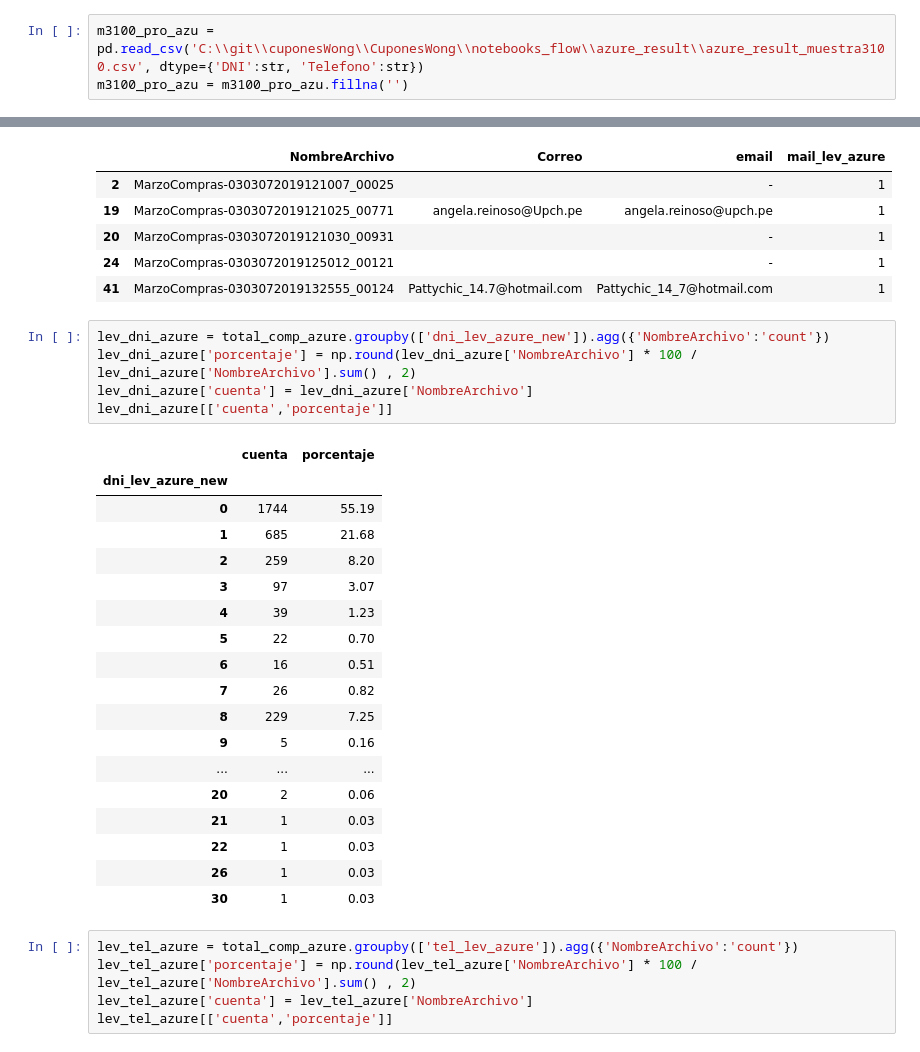
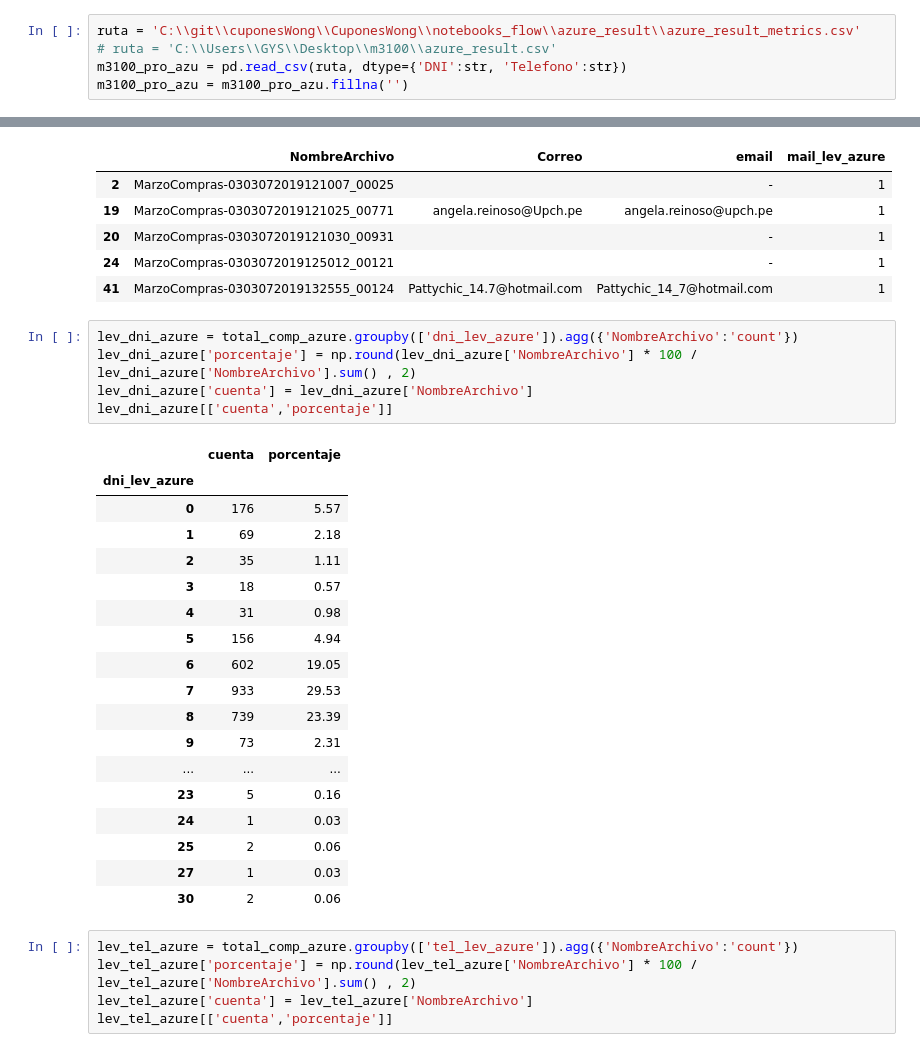
Before and after one commit to hvcdrake/handwrittenExtractor, a Jupyter notebook: notebooks_flow/EscenariosSobreParametros-Azure.ipynb, the cells around one changed output, grey strips where cells are left out. Saved outputs shown, nothing was run; the diff lists cells and outputs as text.

```diff
--- a/notebooks_flow/EscenariosSobreParametros-Azure.ipynb
+++ b/notebooks_flow/EscenariosSobreParametros-Azure.ipynb
@@ -516,6 +562,8 @@ stringfy(json.loads(str_test)['dni_yolo']['values'])
 # %% [markdown]
 ### Azure
 # %%
-m3100_pro_azu = pd.read_csv('C:\\git\\cuponesWong\\CuponesWong\\notebooks_flow\\azure_result\\azure_result_muestra3100.csv', dtype={'DNI':str, 'Telefono':str})
+ruta = 'C:\\git\\cuponesWong\\CuponesWong\\notebooks_flow\\azure_result\\azure_result_metrics.csv'
+# ruta = 'C:\\Users\\GYS\\Desktop\\m3100\\azure_result.csv'
+m3100_pro_azu = pd.read_csv(ruta, dtype={'DNI':str, 'Telefono':str})
 m3100_pro_azu = m3100_pro_azu.fillna('')
 # %%
@@ -649,29 +707,29 @@ total_comp_azure[['NombreArchivo','Correo','email','mail_lev_azure']][total_comp
 | 24 | MarzoCompras-0303072019125012_00121 |  | - | 1 |
 | 41 | MarzoCompras-0303072019132555_00124 | Pattychic_14.7@hotmail.com | Pattychic_14_7@hotmail.com | 1 |
 # %%
-lev_dni_azure = total_comp_azure.groupby(['dni_lev_azure_new']).agg({'NombreArchivo':'count'})
+lev_dni_azure = total_comp_azure.groupby(['dni_lev_azure']).agg({'NombreArchivo':'count'})
 lev_dni_azure['porcentaje'] = np.round(lev_dni_azure['NombreArchivo'] * 100 / lev_dni_azure['NombreArchivo'].sum() , 2)
 lev_dni_azure['cuenta'] = lev_dni_azure['NombreArchivo']
 lev_dni_azure[['cuenta','porcentaje']]
 # %% [output]
 |  | cuenta | porcentaje |
-| dni_lev_azure_new |  |  |
-| 0 | 1744 | 55.19 |
-| 1 | 685 | 21.68 |
-| 2 | 259 | 8.20 |
-| 3 | 97 | 3.07 |
-| 4 | 39 | 1.23 |
-| 5 | 22 | 0.70 |
-| 6 | 16 | 0.51 |
-| 7 | 26 | 0.82 |
-| 8 | 229 | 7.25 |
-| 9 | 5 | 0.16 |
+| dni_lev_azure |  |  |
+| 0 | 176 | 5.57 |
+| 1 | 69 | 2.18 |
+| 2 | 35 | 1.11 |
+| 3 | 18 | 0.57 |
+| 4 | 31 | 0.98 |
+| 5 | 156 | 4.94 |
+| 6 | 602 | 19.05 |
+| 7 | 933 | 29.53 |
+| 8 | 739 | 23.39 |
+| 9 | 73 | 2.31 |
 | ... | ... | ... |
-| 20 | 2 | 0.06 |
-| 21 | 1 | 0.03 |
-| 22 | 1 | 0.03 |
-| 26 | 1 | 0.03 |
-| 30 | 1 | 0.03 |
+| 23 | 5 | 0.16 |
+| 24 | 1 | 0.03 |
+| 25 | 2 | 0.06 |
+| 27 | 1 | 0.03 |
+| 30 | 2 | 0.06 |
 # %%
 lev_tel_azure = total_comp_azure.groupby(['tel_lev_azure']).agg({'NombreArchivo':'count'})
 lev_tel_azure['porcentaje'] = np.round(lev_tel_azure['NombreArchivo'] * 100 / lev_tel_azure['NombreArchivo'].sum() , 2)
```
Also changed, not shown: parts of 7 cells of this notebook, 7 other files.
